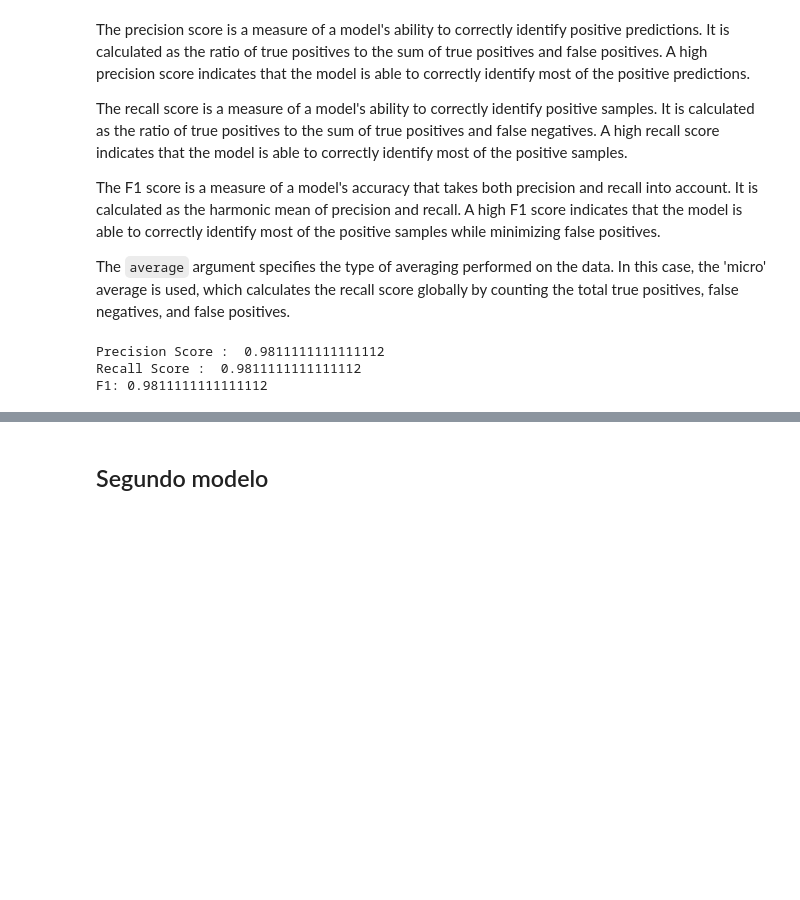
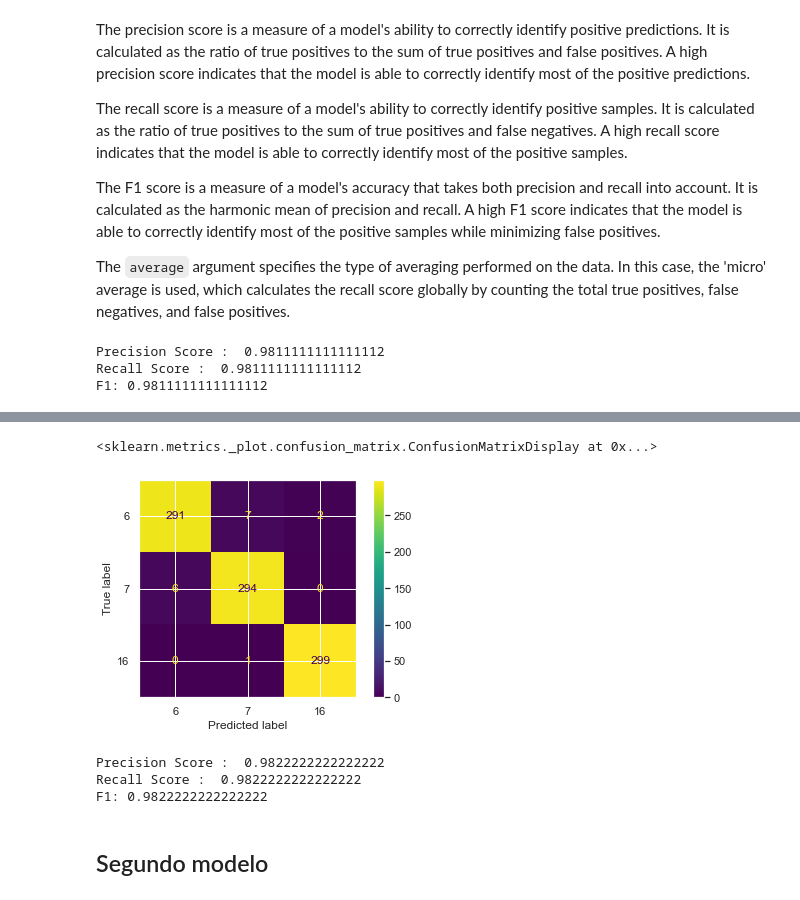
Before and after one commit to montejs3/ProyectoBI, a Jupyter notebook: modeloODS.ipynb, the cells around one changed output, grey strips where cells are left out. Cells and saved outputs as stored; diff of their text form; code cells hidden in the pictures; blank space fills up the shorter version.

```diff
--- a/modeloODS.ipynb
+++ b/modeloODS.ipynb
@@ -365,3 +402,23 @@ F1: 0.9811111111111112
+# %%
+ConfusionMatrixDisplay.from_predictions(y_test, y_test_cb_predict)
+# %% [output]
+<sklearn.metrics._plot.confusion_matrix.ConfusionMatrixDisplay at 0x...>
+[figure, added]
+# %%
+
+print("Precision Score : ",precision_score(y_test, y_test_cb_predict,
+                                           pos_label='positive',
+                                           average='micro'))
+print("Recall Score : ",recall_score(y_test, y_test_cb_predict,
+                                           pos_label='positive',
+                                           average='micro'))
+print("F1:", f1_score(y_test, y_test_cb_predict,
+                                           pos_label='positive',
+                                           average='micro'))
+# %% [output]
+Precision Score :  0.9822222222222222
+Recall Score :  0.9822222222222222
+F1: 0.9822222222222222
 # %% [markdown]
 ## Segundo modelo
 # %%
```
Also changed, not shown: parts of 19 cells of this notebook.
